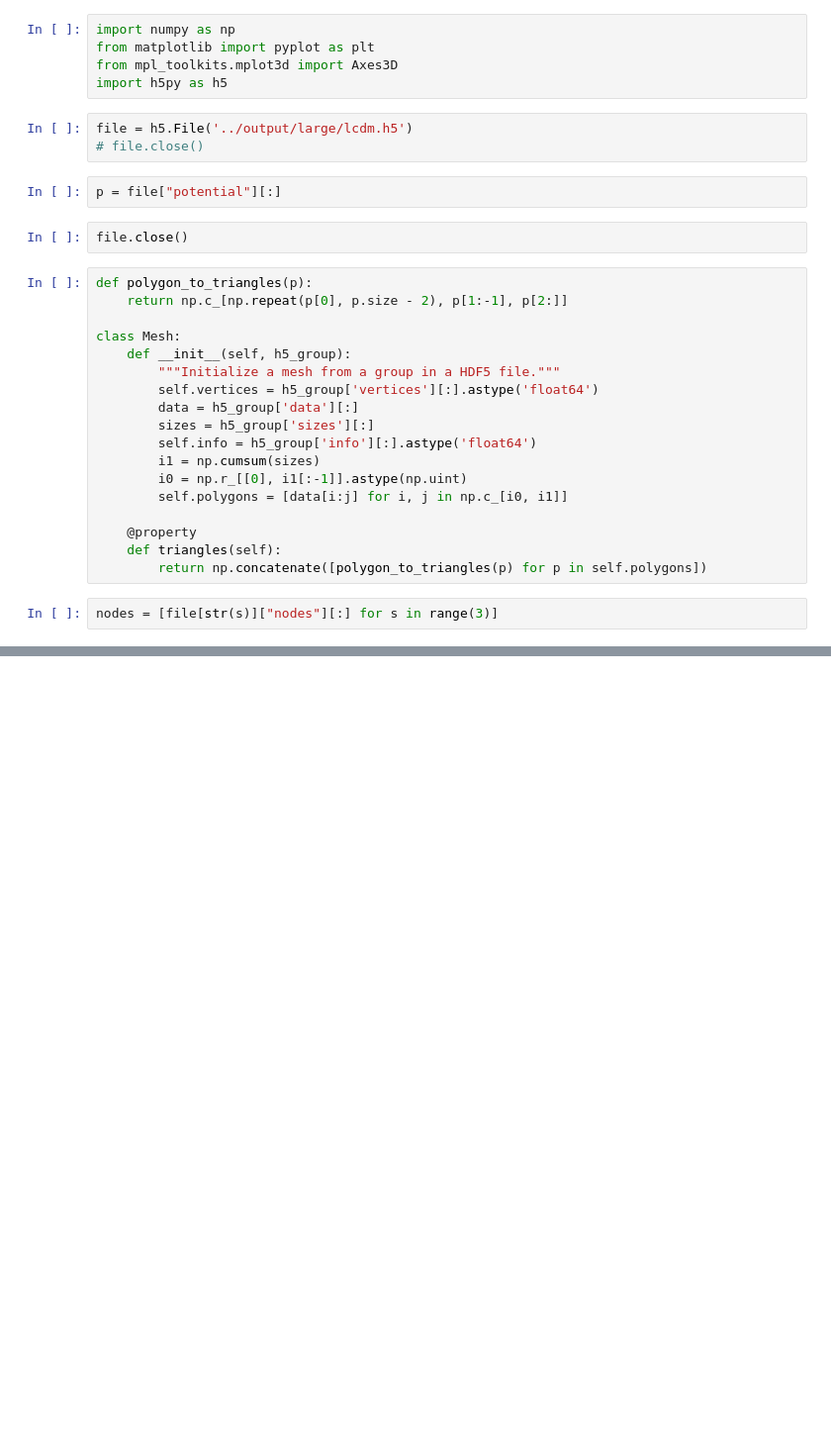
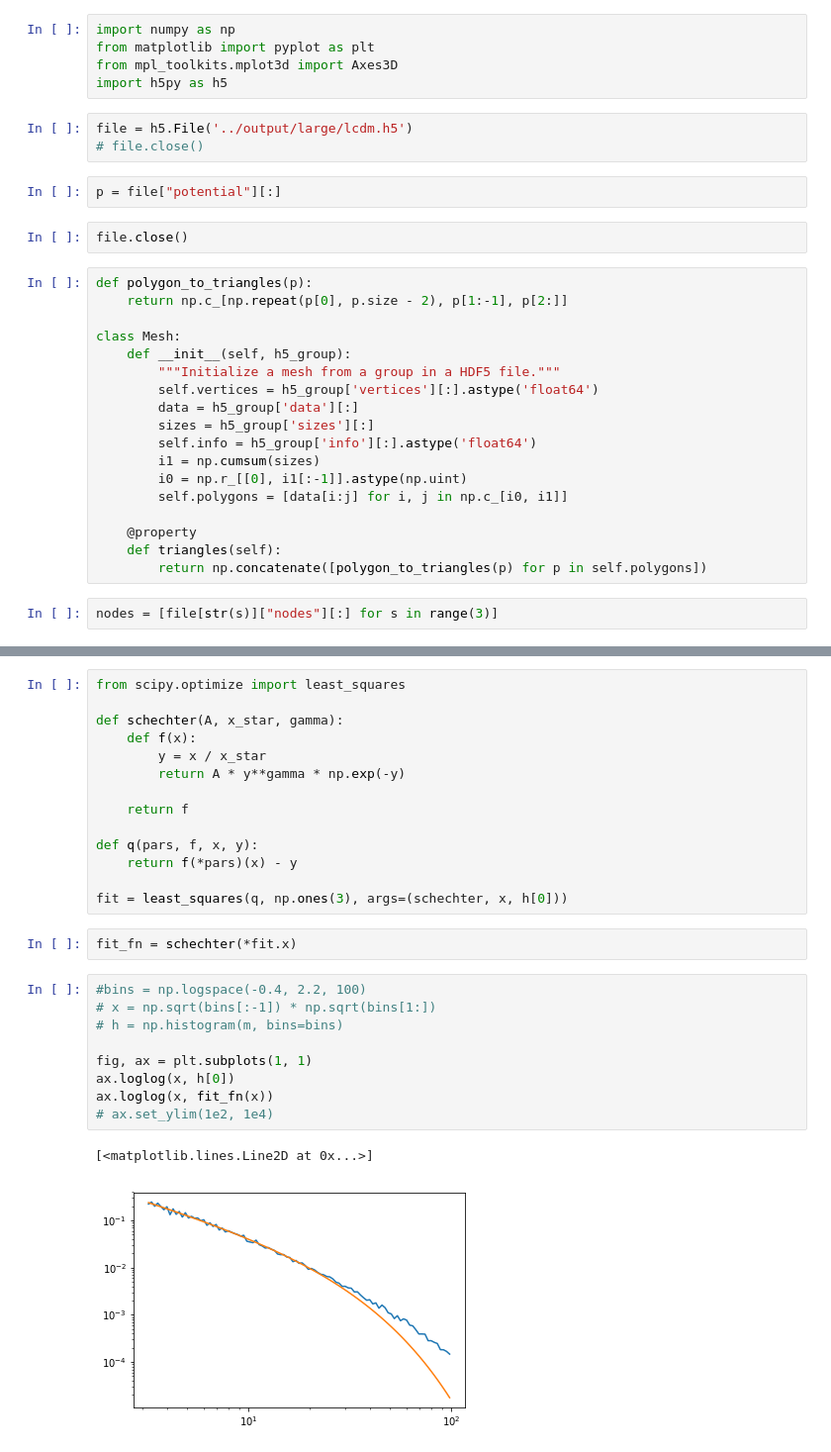
Before and after one commit to jhidding/adhesion-code, a Jupyter notebook: notebooks/Reading_HDF5.ipynb, the cells around one changed output, grey strips where cells are left out. Shown: that part at 99% size. Cells and saved outputs as stored; diff of their text form; blank space fills up the shorter version.

```diff
--- a/notebooks/Reading_HDF5.ipynb
+++ b/notebooks/Reading_HDF5.ipynb
@@ -55,0 +67,28 @@ fig.savefig('masses.png', bbox_inches='tight')
+# %%
+from scipy.optimize import least_squares
+
+def schechter(A, x_star, gamma):
+    def f(x):
+        y = x / x_star
+        return A * y**gamma * np.exp(-y)
+
+    return f
+
+def q(pars, f, x, y):
+    return f(*pars)(x) - y
+
+fit = least_squares(q, np.ones(3), args=(schechter, x, h[0]))
+# %%
+fit_fn = schechter(*fit.x)
+# %%
+#bins = np.logspace(-0.4, 2.2, 100)
+# x = np.sqrt(bins[:-1]) * np.sqrt(bins[1:])
+# h = np.histogram(m, bins=bins)
+
+fig, ax = plt.subplots(1, 1)
+ax.loglog(x, h[0])
+ax.loglog(x, fit_fn(x))
+# ax.set_ylim(1e2, 1e4)
+# %% [output]
+[<matplotlib.lines.Line2D at 0x...>]
+[figure, added]
```
Also changed, not shown: parts of 3 cells of this notebook, 16 other files.
